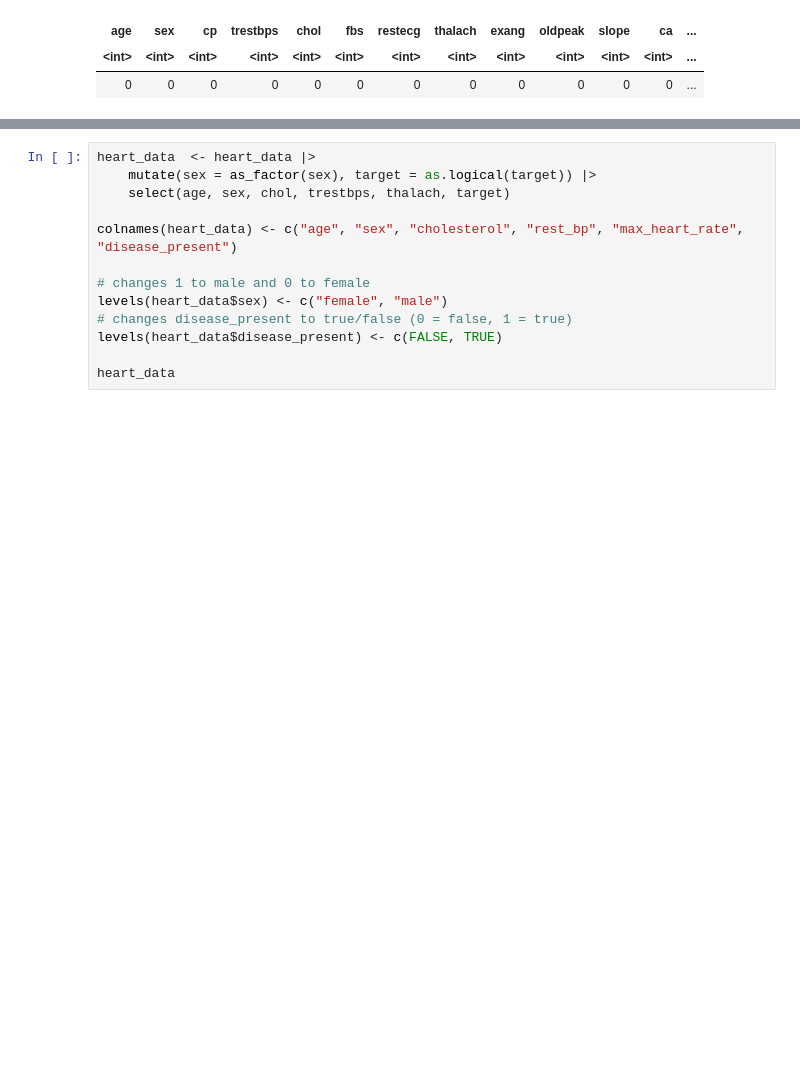
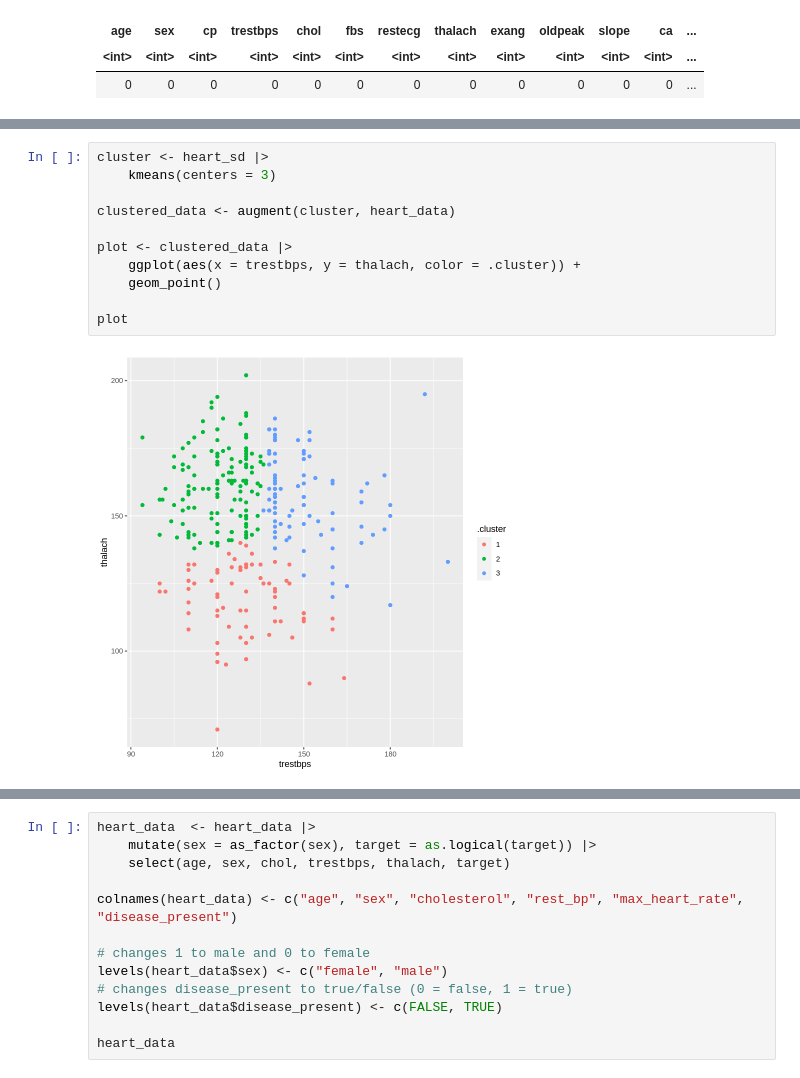
Before and after one commit to vyle2003/DSCI-100-Project, a Jupyter notebook: DSCI Data Exploration.ipynb, the cells around one changed output, grey strips where cells are left out. Saved outputs shown, nothing was run; the diff lists cells and outputs as text; blank space fills up the shorter version.

```diff
--- a/DSCI Data Exploration.ipynb
+++ b/DSCI Data Exploration.ipynb
@@ -83,0 +106,13 @@ A tibble: 1 × 14
+# %%
+cluster <- heart_sd |>
+    kmeans(centers = 3)
+
+clustered_data <- augment(cluster, heart_data)
+
+plot <- clustered_data |>
+    ggplot(aes(x = trestbps, y = thalach, color = .cluster)) +
+    geom_point()
+
+plot
+# %% [output]
+[figure, added]
```
Also changed, not shown: parts of 5 cells of this notebook.
